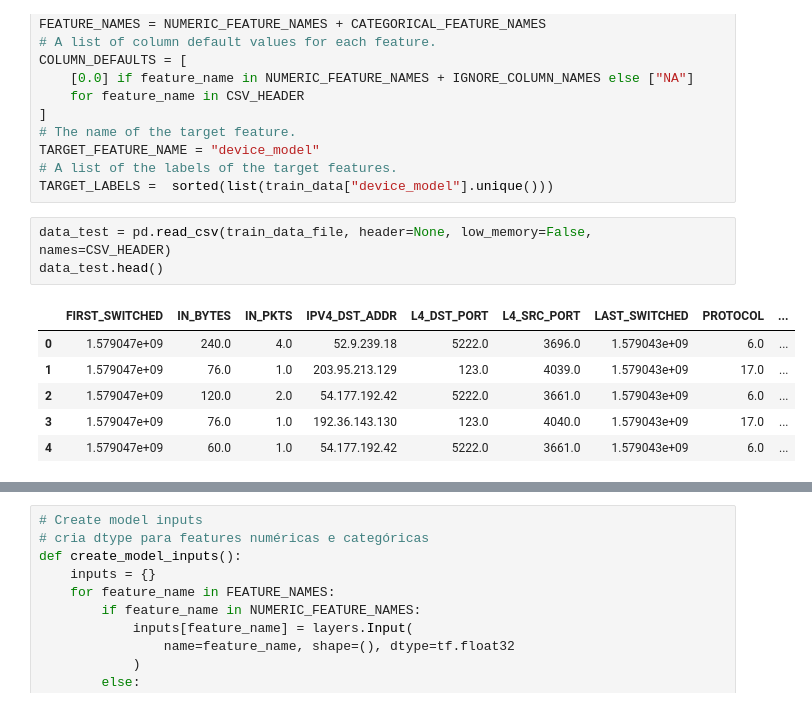
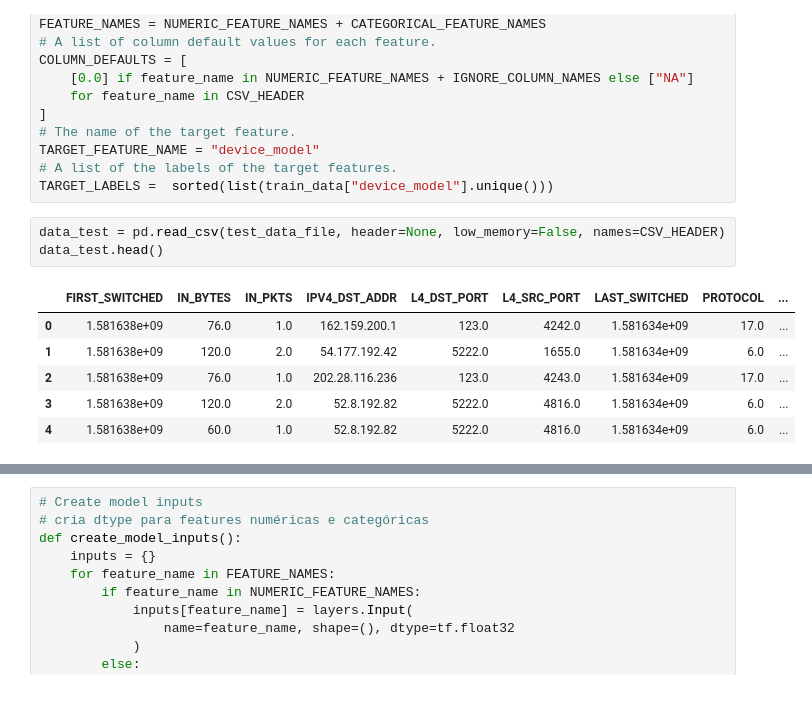
Before and after one commit to luciosh/iddm, a Jupyter notebook: NDF_model_validacao.ipynb, the cells around one changed output, grey strips where cells are left out. Cells and saved outputs as stored; diff of their text form.

```diff
--- a/NDF_model_validacao.ipynb
+++ b/NDF_model_validacao.ipynb
@@ -236,15 +236,15 @@ TARGET_FEATURE_NAME = "device_model"
 # A list of the labels of the target features.
 TARGET_LABELS =  sorted(list(train_data["device_model"].unique()))
 # %%
-data_test = pd.read_csv(train_data_file, header=None, low_memory=False, names=CSV_HEADER)
+data_test = pd.read_csv(test_data_file, header=None, low_memory=False, names=CSV_HEADER)
 data_test.head()
 # %% [output]
 |  | FIRST_SWITCHED | IN_BYTES | IN_PKTS | IPV4_DST_ADDR | L4_DST_PORT | L4_SRC_PORT | LAST_SWITCHED | PROTOCOL | ... |
-| 0 | 1.579047e+09 | 240.0 | 4.0 | 52.9.239.18 | 5222.0 | 3696.0 | 1.579043e+09 | 6.0 | ... |
-| 1 | 1.579047e+09 | 76.0 | 1.0 | 203.95.213.129 | 123.0 | 4039.0 | 1.579043e+09 | 17.0 | ... |
-| 2 | 1.579047e+09 | 120.0 | 2.0 | 54.177.192.42 | 5222.0 | 3661.0 | 1.579043e+09 | 6.0 | ... |
-| 3 | 1.579047e+09 | 76.0 | 1.0 | 192.36.143.130 | 123.0 | 4040.0 | 1.579043e+09 | 17.0 | ... |
-| 4 | 1.579047e+09 | 60.0 | 1.0 | 54.177.192.42 | 5222.0 | 3661.0 | 1.579043e+09 | 6.0 | ... |
+| 0 | 1.581638e+09 | 76.0 | 1.0 | 162.159.200.1 | 123.0 | 4242.0 | 1.581634e+09 | 17.0 | ... |
+| 1 | 1.581638e+09 | 120.0 | 2.0 | 54.177.192.42 | 5222.0 | 1655.0 | 1.581634e+09 | 6.0 | ... |
+| 2 | 1.581638e+09 | 76.0 | 1.0 | 202.28.116.236 | 123.0 | 4243.0 | 1.581634e+09 | 17.0 | ... |
+| 3 | 1.581638e+09 | 120.0 | 2.0 | 52.8.192.82 | 5222.0 | 4816.0 | 1.581634e+09 | 6.0 | ... |
+| 4 | 1.581638e+09 | 60.0 | 1.0 | 52.8.192.82 | 5222.0 | 4816.0 | 1.581634e+09 | 6.0 | ... |
 # %%
 # Create tf.data.Dataset objects for training and validation
 from tensorflow.keras.layers import StringLookup
```
Also changed, not shown: parts of 9 cells of this notebook, 1 other file.
